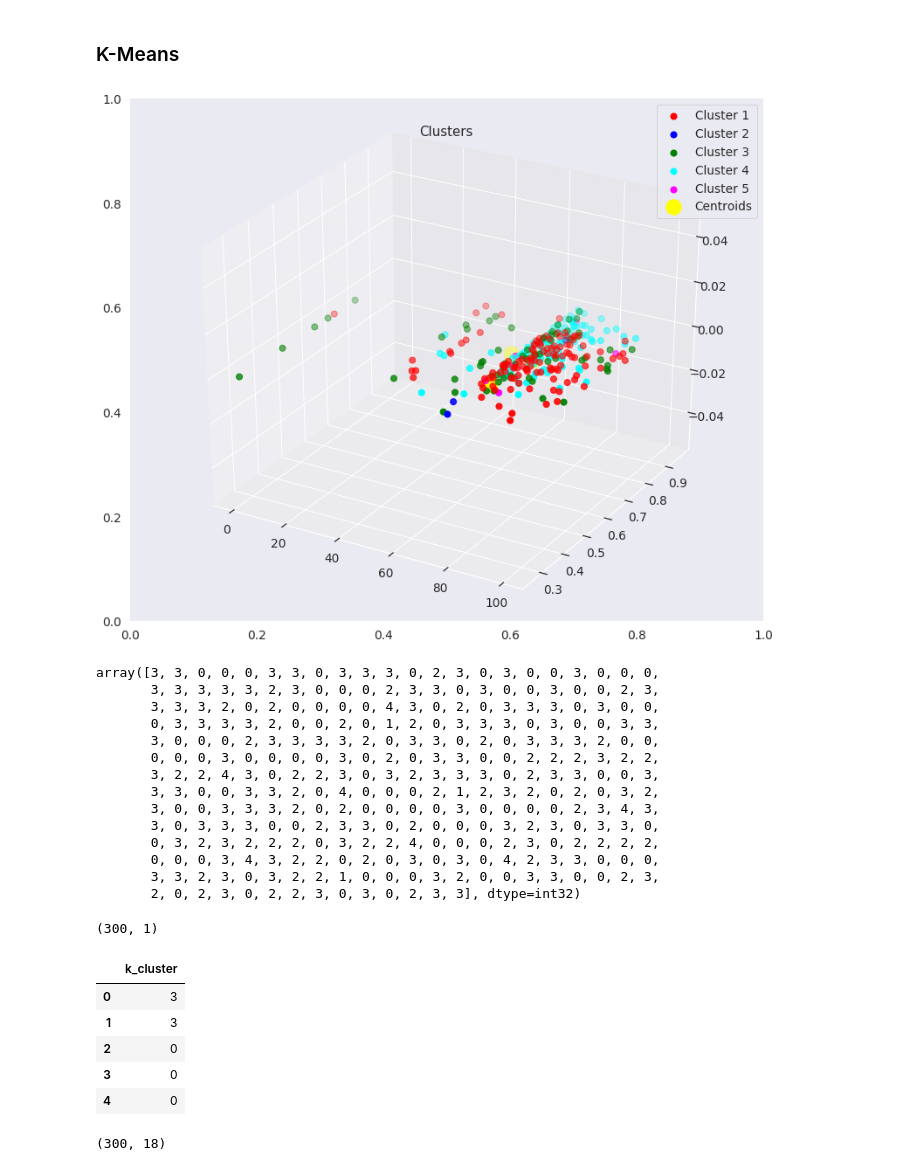
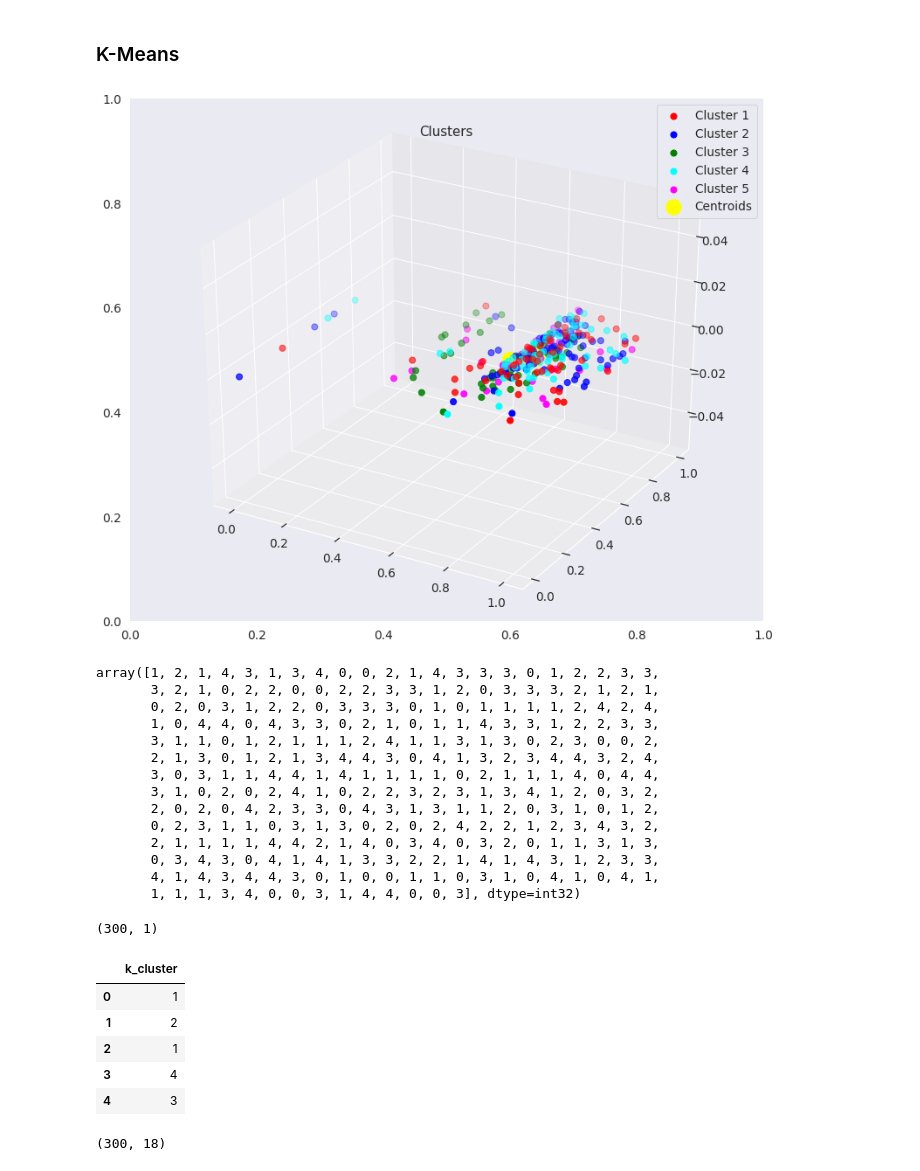
Before and after one commit to rafaelnduarte/Spotify_K-Means_Clustering, a Jupyter notebook: Biased_Random_Mood_Playlist_Spotify.ipynb, the cells around one changed output. Saved outputs shown, nothing was run; the diff lists cells and outputs as text; code cells hidden in the pictures.

Commit message:
Update - Preprocessing + K-means

```diff
--- a/Biased_Random_Mood_Playlist_Spotify.ipynb
+++ b/Biased_Random_Mood_Playlist_Spotify.ipynb
@@ -429,45 +431,50 @@ plt.show()
+# %%
+# data preprocessing
+from sklearn.preprocessing import MinMaxScaler
+scaler = MinMaxScaler()
+# %%
+scaled = scaler.fit_transform(X)
 # %% [markdown]
 ### K-Means
 # %%
-# applying kmeans
 kmeans = KMeans(n_clusters = 5, init = 'k-means++', max_iter = 300, n_init = 10, random_state = 0)
-y_kmeans = kmeans.fit_predict(X)
+y_kmeans = kmeans.fit_predict(scaled)
 # %%
 from mpl_toolkits.mplot3d import Axes3D
 # %%
 # visualizing clusters
 fig, ax = plt.subplots(figsize=(13,11))
 ax = fig.add_subplot(111, projection='3d')
-plt.scatter(X[y_kmeans == 0,0], X[y_kmeans == 0,1], s= 50, c= 'red',label= 'Cluster 1')
-plt.scatter(X[y_kmeans == 1,0], X[y_kmeans == 1,1], s= 50, c= 'blue', label= 'Cluster 2')
-plt.scatter(X[y_kmeans == 2,0], X[y_kmeans == 2,1], s= 50, c= 'green', label= 'Cluster 3')
-plt.scatter(X[y_kmeans == 3,0], X[y_kmeans == 3,1], s= 50, c= 'cyan', label= 'Cluster 4')
-plt.scatter(X[y_kmeans == 4,0], X[y_kmeans == 4,1], s= 50, c= 'magenta', label= 'Cluster 5')
+plt.scatter(scaled[y_kmeans == 0,0],scaled[y_kmeans == 0,1], s= 50, c= 'red',label= 'Cluster 1')
+plt.scatter(scaled[y_kmeans == 1,0], scaled[y_kmeans == 1,1], s= 50, c= 'blue', label= 'Cluster 2')
+plt.scatter(scaled[y_kmeans == 2,0], scaled[y_kmeans == 2,1], s= 50, c= 'green', label= 'Cluster 3')
+plt.scatter(scaled[y_kmeans == 3,0], scaled[y_kmeans == 3,1], s= 50, c= 'cyan', label= 'Cluster 4')
+plt.scatter(scaled[y_kmeans == 4,0], scaled[y_kmeans == 4,1], s= 50, c= 'magenta', label= 'Cluster 5')
 # centroids
 plt.scatter(kmeans.cluster_centers_[:, 0], kmeans.cluster_centers_[:,1], s= 300, c= 'yellow', label= 'Centroids')
 plt.title('Clusters')
 plt.legend()
 plt.show()
 # %% [output]
-[figure, old version]
+[figure, new version]
 # %%
 # predictions
 y_kmeans
 # %% [output]
-array([3, 3, 0, 0, 0, 3, 3, 0, 3, 3, 3, 0, 2, 3, 0, 3, 0, 0, 3, 0, 0, 0,
-       3, 3, 3, 3, 3, 2, 3, 0, 0, 0, 2, 3, 3, 0, 3, 0, 0, 3, 0, 0, 2, 3,
-       3, 3, 3, 2, 0, 2, 0, 0, 0, 0, 4, 3, 0, 2, 0, 3, 3, 3, 0, 3, 0, 0,
-       0, 3, 3, 3, 3, 2, 0, 0, 2, 0, 1, 2, 0, 3, 3, 3, 0, 3, 0, 0, 3, 3,
-       3, 0, 0, 0, 2, 3, 3, 3, 3, 2, 0, 3, 3, 0, 2, 0, 3, 3, 3, 2, 0, 0,
-       0, 0, 0, 3, 0, 0, 0, 0, 3, 0, 2, 0, 3, 3, 0, 0, 2, 2, 2, 3, 2, 2,
-       3, 2, 2, 4, 3, 0, 2, 2, 3, 0, 3, 2, 3, 3, 3, 0, 2, 3, 3, 0, 0, 3,
-       3, 3, 0, 0, 3, 3, 2, 0, 4, 0, 0, 0, 2, 1, 2, 3, 2, 0, 2, 0, 3, 2,
-       3, 0, 0, 3, 3, 3, 2, 0, 2, 0, 0, 0, 0, 3, 0, 0, 0, 0, 2, 3, 4, 3,
-       3, 0, 3, 3, 3, 0, 0, 2, 3, 3, 0, 2, 0, 0, 0, 3, 2, 3, 0, 3, 3, 0,
-       0, 3, 2, 3, 2, 2, 2, 0, 3, 2, 2, 4, 0, 0, 0, 2, 3, 0, 2, 2, 2, 2,
-       0, 0, 0, 3, 4, 3, 2, 2, 0, 2, 0, 3, 0, 3, 0, 4, 2, 3, 3, 0, 0, 0,
-       3, 3, 2, 3, 0, 3, 2, 2, 1, 0, 0, 0, 3, 2, 0, 0, 3, 3, 0, 0, 2, 3,
-       2, 0, 2, 3, 0, 2, 2, 3, 0, 3, 0, 2, 3, 3], dtype=int32)
+array([1, 2, 1, 4, 3, 1, 3, 4, 0, 0, 2, 1, 4, 3, 3, 3, 0, 1, 2, 2, 3, 3,
+       3, 2, 1, 0, 2, 2, 0, 0, 2, 2, 3, 3, 1, 2, 0, 3, 3, 3, 2, 1, 2, 1,
+       0, 2, 0, 3, 1, 2, 2, 0, 3, 3, 3, 0, 1, 0, 1, 1, 1, 1, 2, 4, 2, 4,
+       1, 0, 4, 4, 0, 4, 3, 3, 0, 2, 1, 0, 1, 1, 4, 3, 3, 1, 2, 2, 3, 3,
+       3, 1, 1, 0, 1, 2, 1, 1, 1, 2, 4, 1, 1, 3, 1, 3, 0, 2, 3, 0, 0, 2,
+       2, 1, 3, 0, 1, 2, 1, 3, 4, 4, 3, 0, 4, 1, 3, 2, 3, 4, 4, 3, 2, 4,
+       3, 0, 3, 1, 1, 4, 4, 1, 4, 1, 1, 1, 1, 0, 2, 1, 1, 1, 4, 0, 4, 4,
+       3, 1, 0, 2, 0, 2, 4, 1, 0, 2, 2, 3, 2, 3, 1, 3, 4, 1, 2, 0, 3, 2,
+       2, 0, 2, 0, 4, 2, 3, 3, 0, 4, 3, 1, 3, 1, 1, 2, 0, 3, 1, 0, 1, 2,
+       0, 2, 3, 1, 1, 0, 3, 1, 3, 0, 2, 0, 2, 4, 2, 2, 1, 2, 3, 4, 3, 2,
+       2, 1, 1, 1, 1, 4, 4, 2, 1, 4, 0, 3, 4, 0, 3, 2, 0, 1, 1, 3, 1, 3,
+       0, 3, 4, 3, 0, 4, 1, 4, 1, 3, 3, 2, 2, 1, 4, 1, 4, 3, 1, 2, 3, 3,
+       4, 1, 4, 3, 4, 4, 3, 0, 1, 0, 0, 1, 1, 0, 3, 1, 0, 4, 1, 0, 4, 1,
+       1, 1, 1, 3, 4, 0, 0, 3, 1, 4, 4, 0, 0, 3], dtype=int32)
 # %%
 # converting preditcions into a df
 kmeans = pd.DataFrame(data=y_kmeans, dtype=int)
@@ -479,9 +486,9 @@ kmeans.head()
 # %% [output]
 (300, 1)
 |  | k_cluster |
-| 0 | 3 |
-| 1 | 3 |
-| 2 | 0 |
-| 3 | 0 |
-| 4 | 0 |
+| 0 | 1 |
+| 1 | 2 |
+| 2 | 1 |
+| 3 | 4 |
+| 4 | 3 |
 # %%
```
Also changed, not shown: parts of 22 cells of this notebook.
